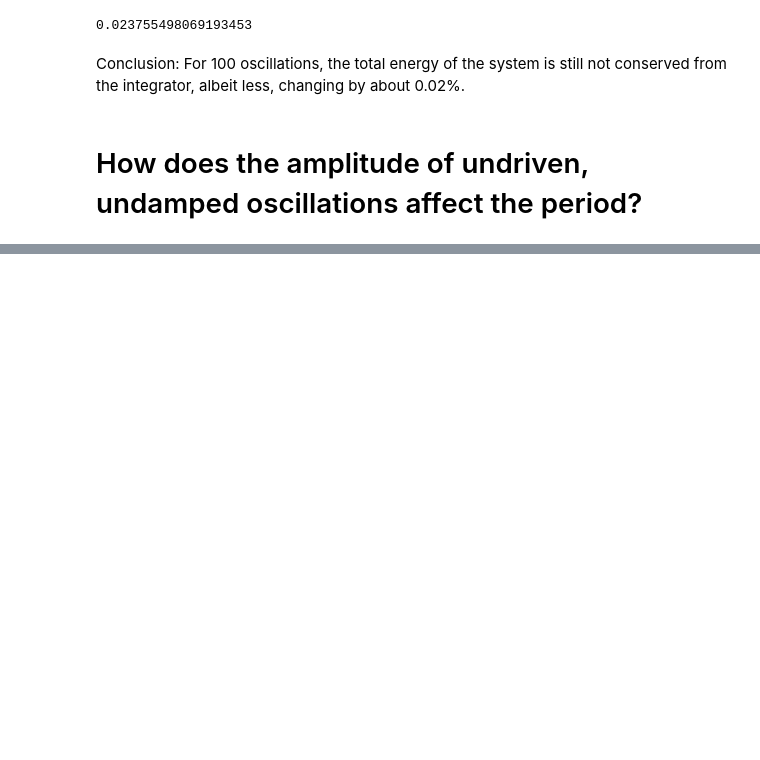
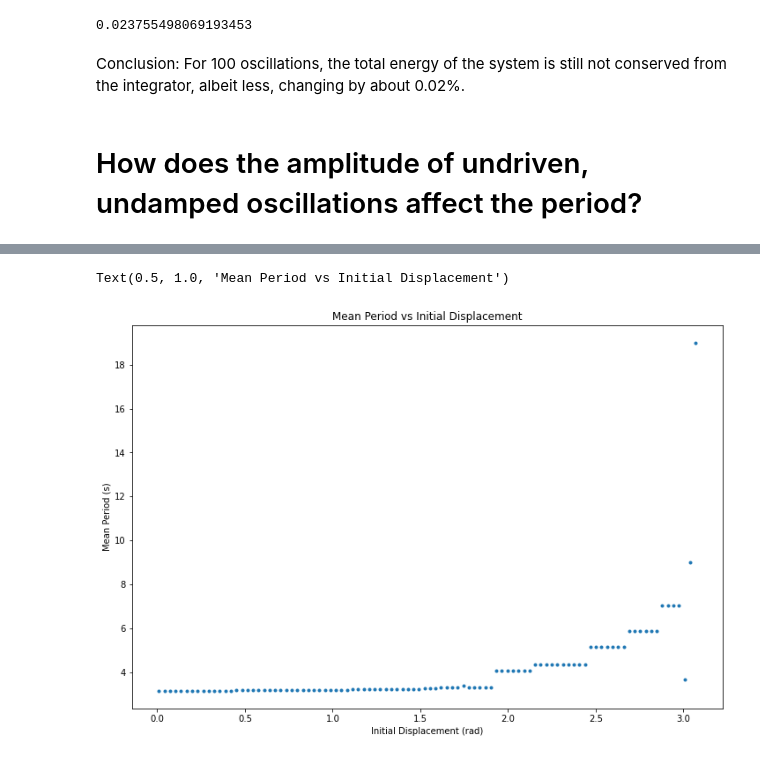
Before and after one commit to hsuchungchuan/Part-II-Computational-Physics, a Jupyter notebook: Exercise1_TheDrivenPendulum.ipynb, the cells around one changed output, grey strips where cells are left out. Cells and saved outputs as stored; diff of their text form; code cells hidden in the pictures; blank space fills up the shorter version.

```diff
--- a/Exercise1_TheDrivenPendulum.ipynb
+++ b/Exercise1_TheDrivenPendulum.ipynb
@@ -189,0 +235,27 @@ Conclusion: For 100 oscillations, the total energy of the system is still not co
+# %%
+# Vary the amplitude i.e. initial displacement i.e. theta0 and observe how the period changes
+
+## Define a function that finds the periods of the pendulum for different initial displacements
+
+def find_mean_period(theta0, t_max, g, l, q, F, OmegaD):
+    omega0 = 0 # Initial angular velocity set to 0
+    pendulum_motion = solve_ivp(pendulum, [0, t_max], [theta0, omega0], args = (g, l, q, F, OmegaD), dense_output=True)
+    t = np.linspace(0, t_max, t_max)
+    theta, omega = pendulum_motion.sol(t)
+    zero_crossings = np.where(np.diff(np.sign(omega)))[0]
+    mean_period = np.mean(np.diff(t[zero_crossings]))
+    return mean_period
+
+## Find the periods for different initial displacements
+theta0s = np.linspace(0.01, np.pi-0.01, 100)
+mean_periods = [find_mean_period(theta0, 10000, g, l, q, F, OmegaD) for theta0 in theta0s]
+
+## Plot the periods for different initial displacements
+plt.figure(figsize=(12, 8))
+plt.plot(theta0s, mean_periods, '.')
+plt.xlabel('Initial Displacement (rad)')
+plt.ylabel('Mean Period (s)')
+plt.title('Mean Period vs Initial Displacement')
+# %% [output]
+Text(0.5, 1.0, 'Mean Period vs Initial Displacement')
+[figure, added]
```
Also changed, not shown: parts of 4 cells of this notebook, 1 other file.
